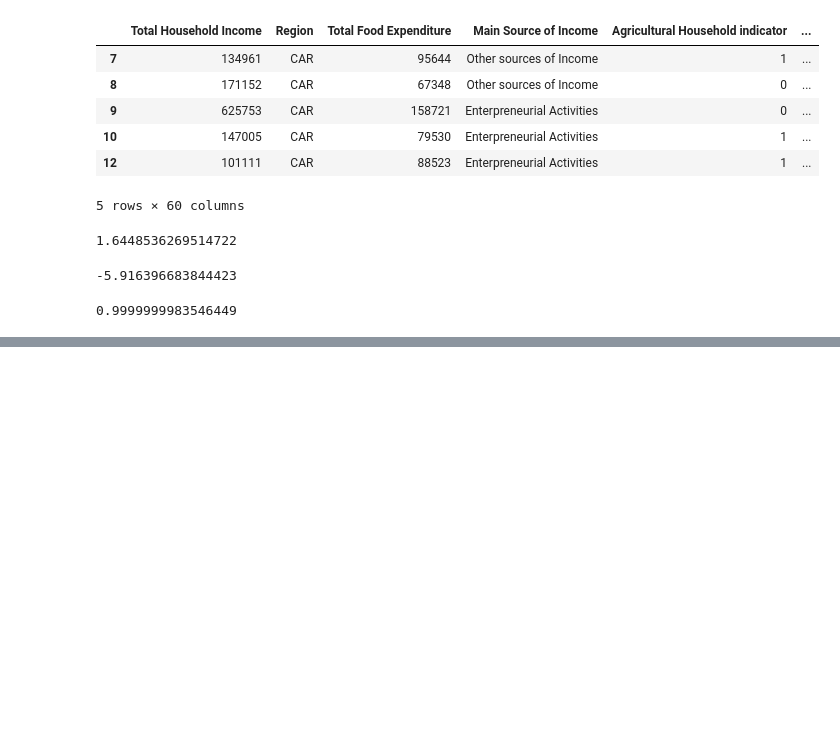
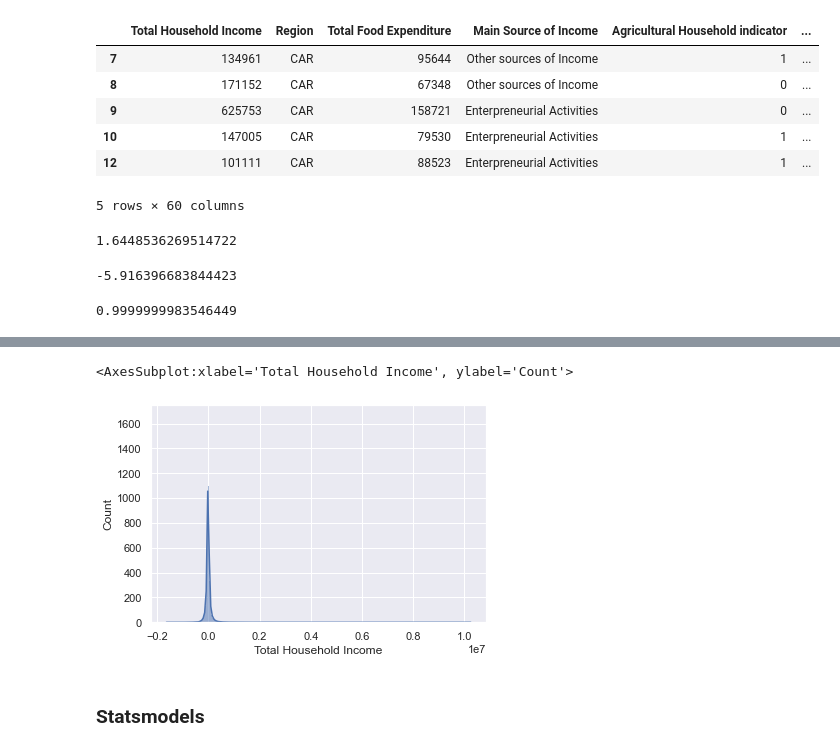
Before and after one commit to lucas54neves/statistical-analysis-of-philippine-demographics, a Jupyter notebook: src/project.ipynb, the cells around one changed output, grey strips where cells are left out. Drawn from its saved outputs; the diff is of its cells as text; code cells hidden in the pictures; blank space fills up the shorter version.

```diff
--- a/src/project.ipynb
+++ b/src/project.ipynb
@@ -419,0 +496,7 @@ Aceita-se H0. Há diferença de média de número total de membros da família p
+# %%
+sns.histplot(waste, kde=True)
+# %% [output]
+<AxesSubplot:xlabel='Total Household Income', ylabel='Count'>
+[figure, added]
+# %% [markdown]
+### Statsmodels
```
Also changed, not shown: parts of 61 cells of this notebook.
